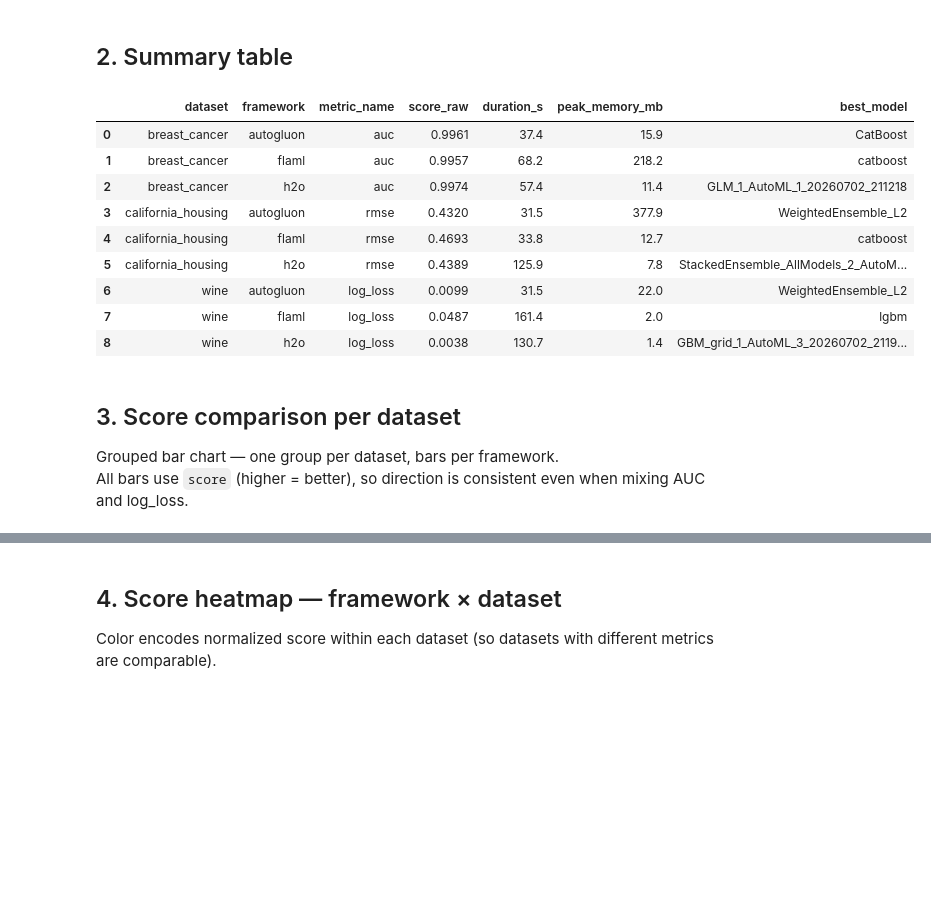
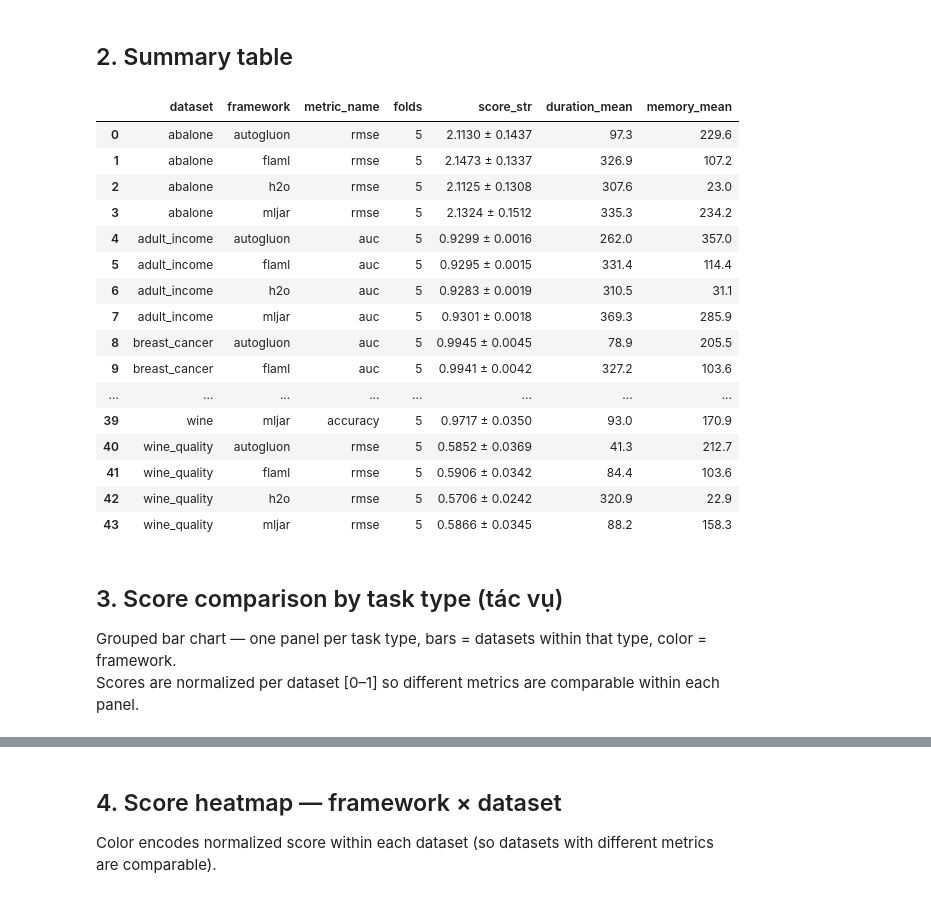
Before and after one commit to ThinhSama234/HCMUS-data-mining-AutoML, a Jupyter notebook: notebooks/analysis.ipynb, the cells around one changed output, grey strips where cells are left out. Cells and saved outputs as stored; diff of their text form; code cells hidden in the pictures; blank space fills up the shorter version.

```diff
--- a/notebooks/analysis.ipynb
+++ b/notebooks/analysis.ipynb
@@ -5,10 +7,15 @@ Loads all `reports/run_*.json` files and compares frameworks across datasets.
 import json
 from pathlib import Path
 
+import numpy as np
 import pandas as pd
 import matplotlib.pyplot as plt
 import matplotlib.ticker as mticker
 import seaborn as sns
 
 sns.set_theme(style="whitegrid", palette="tab10")
-REPORT_DIR = Path("../reports")
+
+REPORT_DIR = Path("../report/automl_reports")
+IMG_DIR    = Path("../report/images")
+IMG_DIR.mkdir(parents=True, exist_ok=True)
+print(f"Saving images to: {IMG_DIR.resolve()}")
@@ -53,28 +122,46 @@ df.head()
 # %% [markdown]
 ## 2. Summary table
 # %%
-summary = (
-    df[["dataset", "framework", "metric_name", "score_raw", "duration_s", "peak_memory_mb", "best_model"]]
-    .sort_values(["dataset", "framework"])
-    .reset_index(drop=True)
+# Mean ± std across folds per (dataset × framework)
+agg = (
+    df.groupby(["dataset", "framework", "metric_name"])
+    .agg(
+        folds        = ("fold",        "count"),
+        score_mean   = ("score_raw",   "mean"),
+        score_std    = ("score_raw",   "std"),
+        duration_mean= ("duration_s",  "mean"),
+        memory_mean  = ("peak_memory_mb", "mean"),
+    )
+    .reset_index()
 )
-summary["score_raw"] = summary["score_raw"].round(4)
-summary["duration_s"] = summary["duration_s"].round(1)
-summary["peak_memory_mb"] = summary["peak_memory_mb"].round(1)
-summary
+agg["score_mean"] = agg["score_mean"].round(4)
+agg["score_std"]  = agg["score_std"].fillna(0).round(4)
+agg["score_str"]  = agg.apply(lambda r: f"{r.score_mean:.4f} ± {r.score_std:.4f}", axis=1)
+agg["duration_mean"] = agg["duration_mean"].round(1)
+agg["memory_mean"]   = agg["memory_mean"].round(1)
+
+display_cols = ["dataset", "framework", "metric_name", "folds", "score_str", "duration_mean", "memory_mean"]
+agg[display_cols].sort_values(["dataset", "framework"])
 # %% [output]
-|  | dataset | framework | metric_name | score_raw | duration_s | peak_memory_mb | best_model |
-| 0 | breast_cancer | autogluon | auc | 0.9961 | 37.4 | 15.9 | CatBoost |
-| 1 | breast_cancer | flaml | auc | 0.9957 | 68.2 | 218.2 | catboost |
-| 2 | breast_cancer | h2o | auc | 0.9974 | 57.4 | 11.4 | GLM_1_AutoML_1_20260702_211218 |
-| 3 | california_housing | autogluon | rmse | 0.4320 | 31.5 | 377.9 | WeightedEnsemble_L2 |
-| 4 | california_housing | flaml | rmse | 0.4693 | 33.8 | 12.7 | catboost |
-| 5 | california_housing | h2o | rmse | 0.4389 | 125.9 | 7.8 | StackedEnsemble_AllModels_2_AutoM... |
-| 6 | wine | autogluon | log_loss | 0.0099 | 31.5 | 22.0 | WeightedEnsemble_L2 |
-| 7 | wine | flaml | log_loss | 0.0487 | 161.4 | 2.0 | lgbm |
-| 8 | wine | h2o | log_loss | 0.0038 | 130.7 | 1.4 | GBM_grid_1_AutoML_3_20260702_2119... |
+|  | dataset | framework | metric_name | folds | score_str | duration_mean | memory_mean |
+| 0 | abalone | autogluon | rmse | 5 | 2.1130 ± 0.1437 | 97.3 | 229.6 |
+| 1 | abalone | flaml | rmse | 5 | 2.1473 ± 0.1337 | 326.9 | 107.2 |
+| 2 | abalone | h2o | rmse | 5 | 2.1125 ± 0.1308 | 307.6 | 23.0 |
+| 3 | abalone | mljar | rmse | 5 | 2.1324 ± 0.1512 | 335.3 | 234.2 |
+| 4 | adult_income | autogluon | auc | 5 | 0.9299 ± 0.0016 | 262.0 | 357.0 |
+| 5 | adult_income | flaml | auc | 5 | 0.9295 ± 0.0015 | 331.4 | 114.4 |
+| 6 | adult_income | h2o | auc | 5 | 0.9283 ± 0.0019 | 310.5 | 31.1 |
+| 7 | adult_income | mljar | auc | 5 | 0.9301 ± 0.0018 | 369.3 | 285.9 |
+| 8 | breast_cancer | autogluon | auc | 5 | 0.9945 ± 0.0045 | 78.9 | 205.5 |
+| 9 | breast_cancer | flaml | auc | 5 | 0.9941 ± 0.0042 | 327.2 | 103.6 |
+| ... | ... | ... | ... | ... | ... | ... | ... |
+| 39 | wine | mljar | accuracy | 5 | 0.9717 ± 0.0350 | 93.0 | 170.9 |
+| 40 | wine_quality | autogluon | rmse | 5 | 0.5852 ± 0.0369 | 41.3 | 212.7 |
+| 41 | wine_quality | flaml | rmse | 5 | 0.5906 ± 0.0342 | 84.4 | 103.6 |
+| 42 | wine_quality | h2o | rmse | 5 | 0.5706 ± 0.0242 | 320.9 | 22.9 |
+| 43 | wine_quality | mljar | rmse | 5 | 0.5866 ± 0.0345 | 88.2 | 158.3 |
 # %% [markdown]
-## 3. Score comparison per dataset
-Grouped bar chart — one group per dataset, bars per framework.
-All bars use `score` (higher = better), so direction is consistent even when mixing AUC and log_loss.
+## 3. Score comparison by task type (tác vụ)
+Grouped bar chart — one panel per task type, bars = datasets within that type, color = framework.
+Scores are normalized per dataset [0–1] so different metrics are comparable within each panel.
 # %%
```
Also changed, not shown: parts of 37 cells of this notebook, 18 other files.
